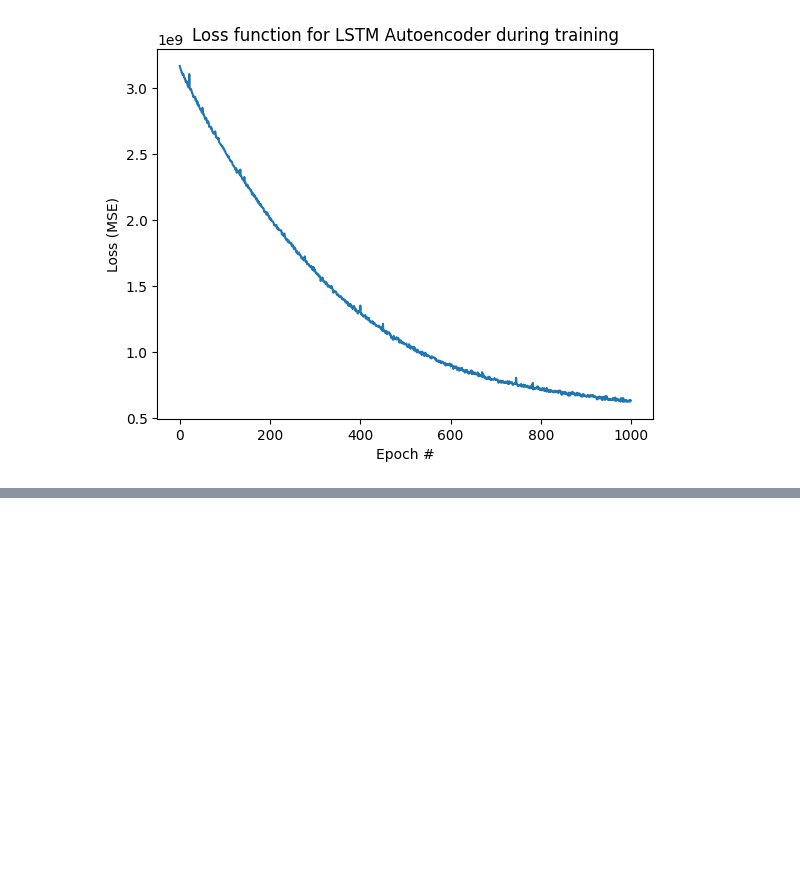
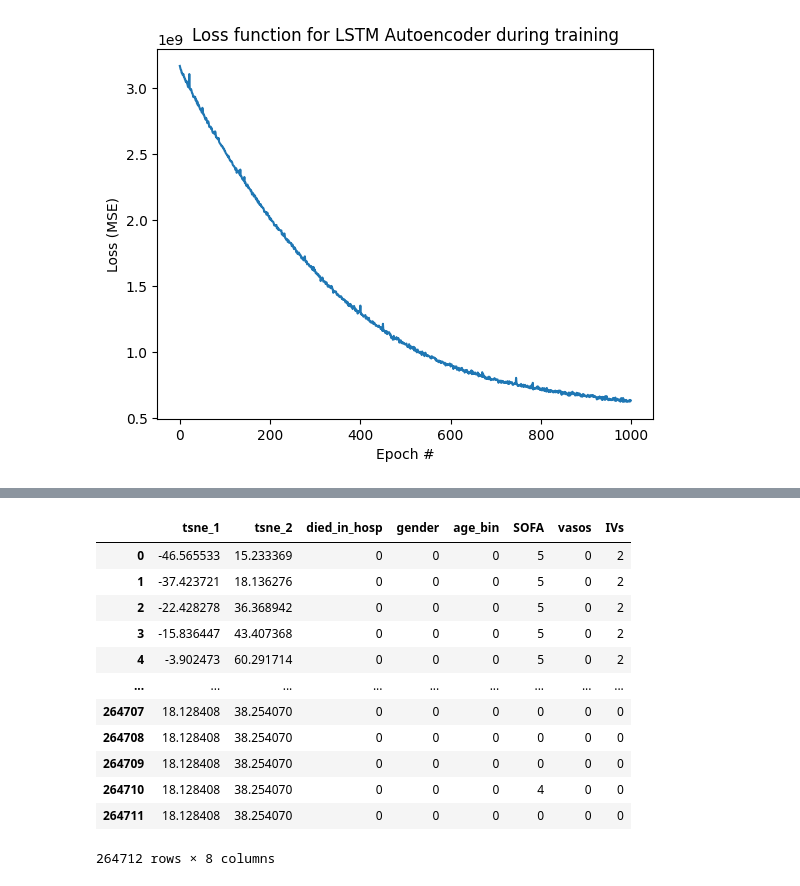
Before and after one commit to weissguy/rl-sepsis, a Jupyter notebook: mimic_states.ipynb, the cells around one changed output, grey strips where cells are left out. Saved outputs shown, nothing was run; the diff lists cells and outputs as text; code cells hidden in the pictures; blank space fills up the shorter version.

```diff
--- a/mimic_states.ipynb
+++ b/mimic_states.ipynb
@@ -194 +201,28 @@ latent_tsne_df = pd.DataFrame(data={
+# %%
+latent_tsne_df = pd.DataFrame(data={
+    'tsne_1': latent_tsne[:, 0],
+    'tsne_2': latent_tsne[:, 1],
+    'died_in_hosp': df['died_in_hosp'].values,
+    'gender': df['gender'].values,
+    'age_bin': (df['age'] > df['age'].mean()).astype(int),
+    'SOFA': df['SOFA'].values,
+    'vasos': df['vaso_bin'].values,
+    'IVs': df['iv_bin'].values
+})
+
+latent_tsne_df
+# %% [output]
+|  | tsne_1 | tsne_2 | died_in_hosp | gender | age_bin | SOFA | vasos | IVs |
+| 0 | -46.565533 | 15.233369 | 0 | 0 | 0 | 5 | 0 | 2 |
+| 1 | -37.423721 | 18.136276 | 0 | 0 | 0 | 5 | 0 | 2 |
+| 2 | -22.428278 | 36.368942 | 0 | 0 | 0 | 5 | 0 | 2 |
+| 3 | -15.836447 | 43.407368 | 0 | 0 | 0 | 5 | 0 | 2 |
+| 4 | -3.902473 | 60.291714 | 0 | 0 | 0 | 5 | 0 | 2 |
+| ... | ... | ... | ... | ... | ... | ... | ... | ... |
+| 264707 | 18.128408 | 38.254070 | 0 | 0 | 0 | 0 | 0 | 0 |
+| 264708 | 18.128408 | 38.254070 | 0 | 0 | 0 | 0 | 0 | 0 |
+| 264709 | 18.128408 | 38.254070 | 0 | 0 | 0 | 0 | 0 | 0 |
+| 264710 | 18.128408 | 38.254070 | 0 | 0 | 0 | 4 | 0 | 0 |
+| 264711 | 18.128408 | 38.254070 | 0 | 0 | 0 | 0 | 0 | 0 |
+264712 rows × 8 columns
 # %%
```
Also changed, not shown: parts of 5 cells of this notebook, 7 other files.
